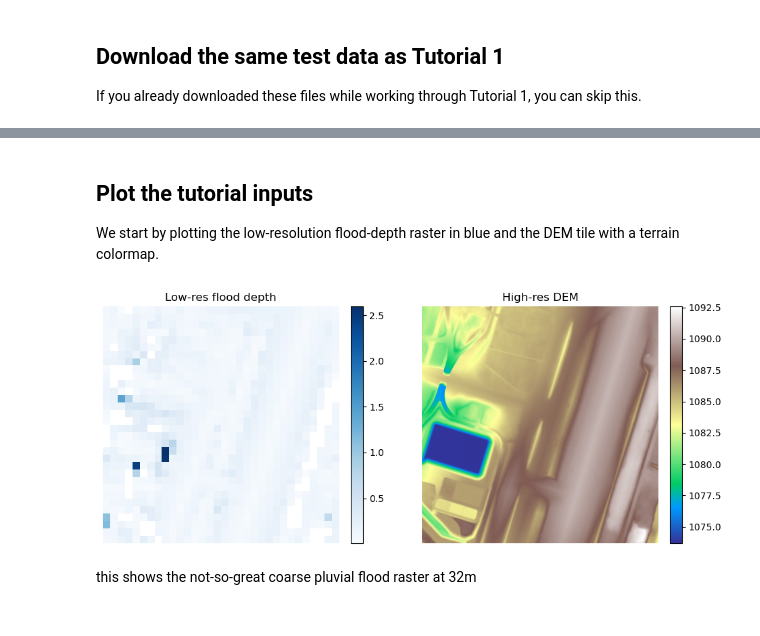
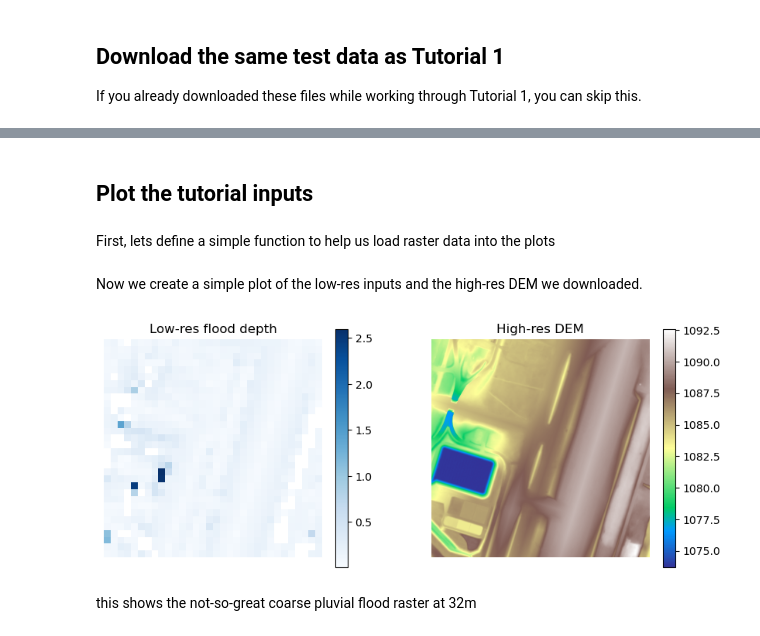
Before and after one commit to cefect/floodsr, a Jupyter notebook: docs/user/notebooks/tutorial_2.ipynb, the cells around one changed output, grey strips where cells are left out. Saved outputs shown, nothing was run; the diff lists cells and outputs as text; code cells hidden in the pictures.

```diff
--- a/docs/user/notebooks/tutorial_2.ipynb
+++ b/docs/user/notebooks/tutorial_2.ipynb
@@ -73,4 +85,4 @@ assert dem_fp.is_file(), f"missing DEM raster\n    {dem_fp}"
 # %% [markdown]
 ## Plot the tutorial inputs
-
-We start by plotting the low-resolution flood-depth raster in blue and the DEM tile with a terrain colormap.
+# %% [markdown]
+First, lets define a simple function to help us load raster data into the plots
@@ -77,20 +95,25 @@ We start by plotting the low-resolution flood-depth raster in blue and the DEM t
+# %% [markdown]
+Now we create a simple plot of the low-res inputs and the high-res DEM we downloaded.
 # %%
 # Read both inputs with masked nodata promoted to NaN for plotting.
 lowres_arr = read_raster_band_1(lowres_fp)
 dem_arr = read_raster_band_1(dem_fp)
 
-# Plot the flood raster beside the DEM.
+# setup the figure
 fig, axes = plt.subplots(1, 2, figsize=(10, 4))
+
+# add the flood raster to the left with a blue colormap, masking nodata values
 im0 = axes[0].imshow(np.where(lowres_arr > 0, lowres_arr, np.nan), cmap="Blues")
 axes[0].set_title("Low-res flood depth")
-axes[0].axis("off")
-fig.colorbar(im0, ax=axes[0], fraction=0.046, pad=0.04)
+fig.colorbar(im0, ax=axes[0])
+axes[0].set_axis_off()
+
+# add the DEM raster to the right with a terrain colormap
 im1 = axes[1].imshow(dem_arr, cmap="terrain")
 axes[1].set_title("High-res DEM")
-axes[1].axis("off")
-fig.colorbar(im1, ax=axes[1], fraction=0.046, pad=0.04)
-fig.tight_layout()
+fig.colorbar(im1, ax=axes[1])
+axes[1].set_axis_off()
 # %% [output]
-[figure, old version]
+[figure, new version]
 # %% [markdown]
 this shows the not-so-great coarse pluvial flood raster at 32m
```
Also changed, not shown: parts of 37 cells of this notebook, 25 other files.
